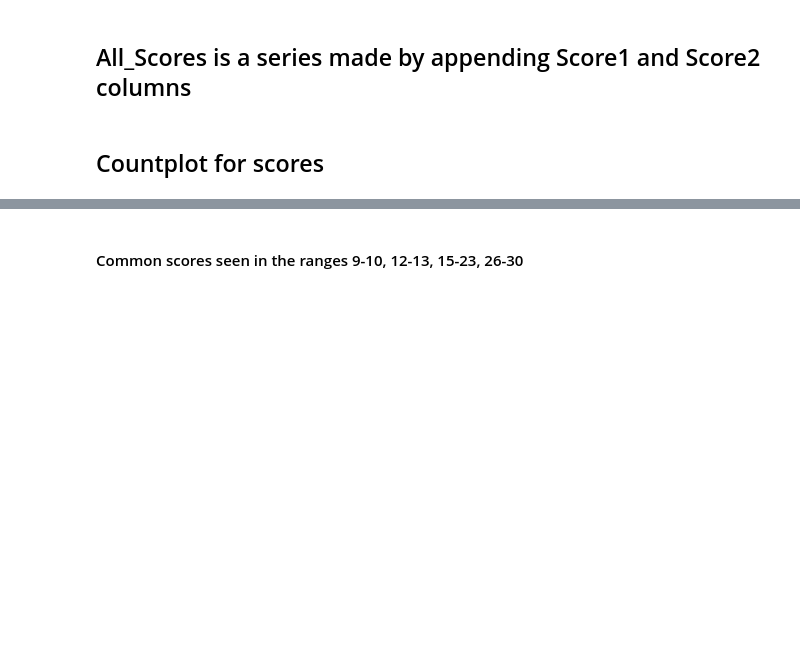
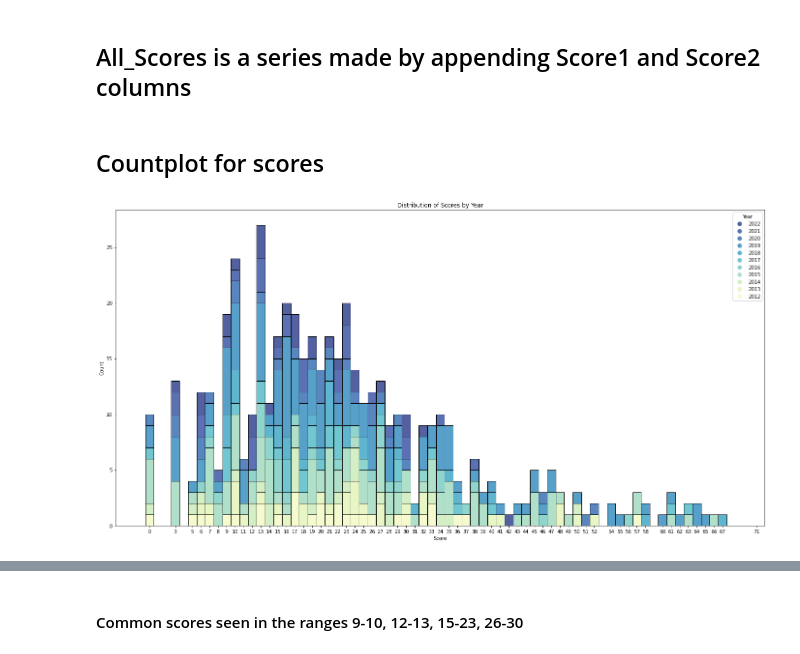
Before and after one commit to BenMcMurtry/RugbyExperiment, a Jupyter notebook: RugbyExperiment.ipynb, the cells around one changed output, grey strips where cells are left out. Cells and saved outputs as stored; diff of their text form; code cells hidden in the pictures; blank space fills up the shorter version.

```diff
--- a/RugbyExperiment.ipynb
+++ b/RugbyExperiment.ipynb
@@ -56,4 +56,38 @@ plt.show()
 All_Scores = rugby['Score1'].append(rugby['Score2'])
 # %% [markdown]
 ## Countplot for scores
+# %%
+# Convert the data to a DataFrame
+rugby = pd.read_csv("RugbyData.csv")
+
+df = rugby.melt(id_vars=['Year'], value_vars=['Score1', 'Score2'], value_name='Score')
+df.drop(columns=['variable'], inplace=True)
+
+# Creating a custom color palette
+year_palette = sns.color_palette("YlGnBu", n_colors=df["Year"].nunique())[::-1]
+
+# Creating a distplot using seaborn
+plt.figure(figsize=(24, 12))
+hist = sns.histplot(data=df, bins=np.arange(70)-0.5, x="Score", hue="Year", multiple="stack", palette=year_palette)
+
+# Getting the color information from the distplot legend
+legend_colors = [patch.get_facecolor() for patch in hist.legend_.legendHandles]
+
+# Creating a custom legend
+legend_labels = df["Year"].unique()
+legend_handles = [plt.Line2D([0], [0], marker='o', color='w', label=label,
+                  markerfacecolor=color, markersize=10)
+                  for label, color in zip(legend_labels, legend_colors)]
+plt.legend(handles=legend_handles, title="Year")
+
+
+plt.title("Distribution of Scores by Year")
+plt.xlabel("Score")
+plt.ylabel("Count")
+
+# Adding axis ticks for each score value
+plt.xticks(df["Score"].unique())
+plt.show()
+# %% [output]
+[figure, added]
 # %%
```
Also changed, not shown: parts of 6 cells of this notebook, 1 other file.
